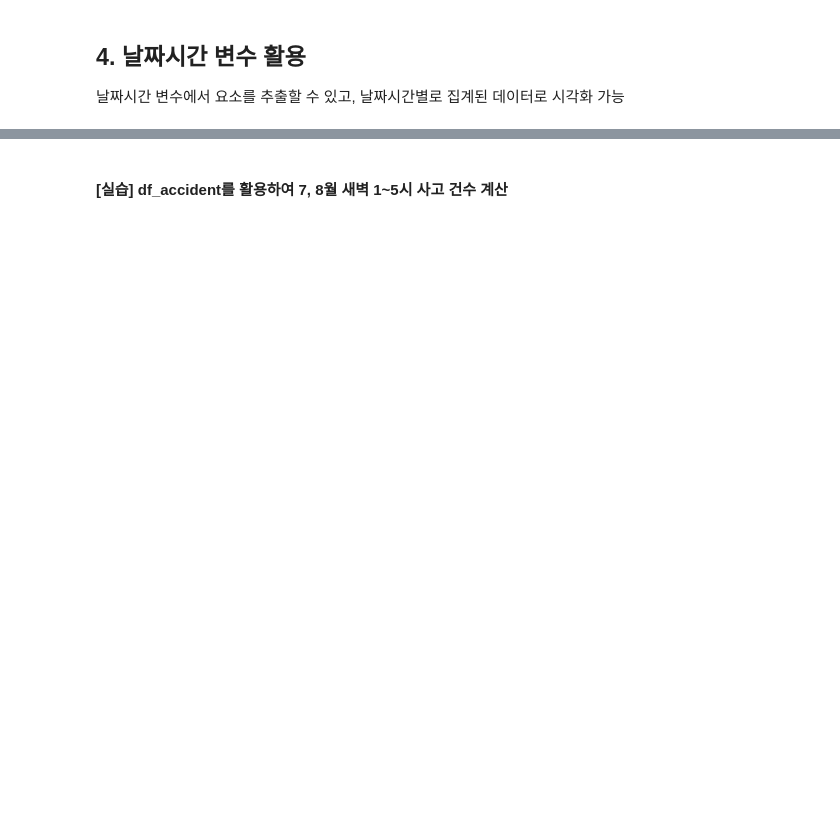
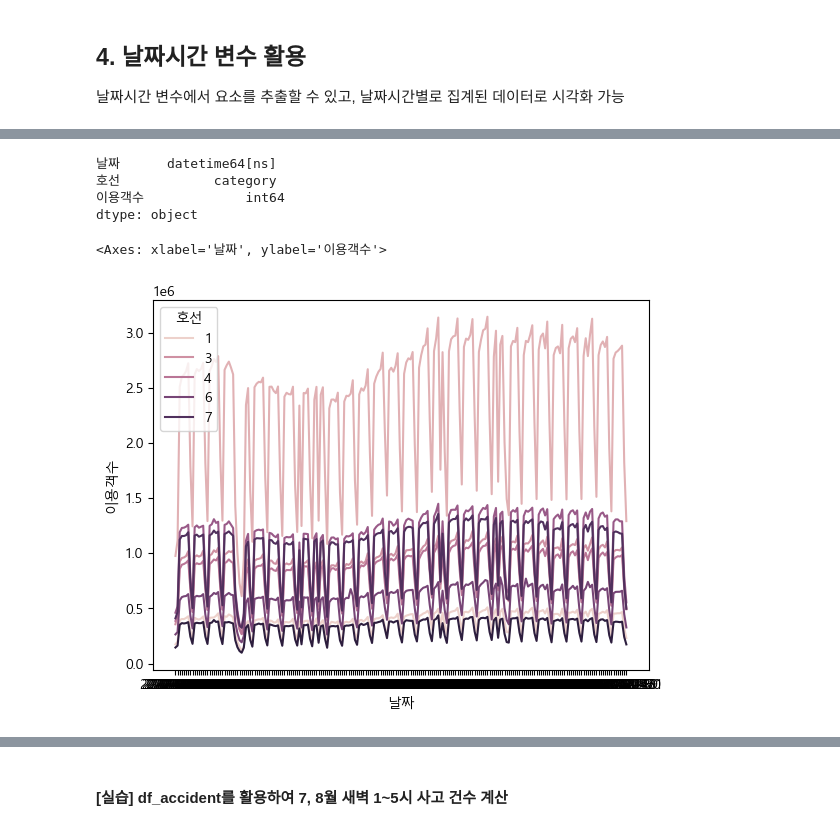
Before and after one commit to jonhpark7966/fastcampus_python_data_analysis, a Jupyter notebook: 20231212_remote/05_데이터 처리 심화.ipynb, the cells around one changed output, grey strips where cells are left out. Saved outputs shown, nothing was run; the diff lists cells and outputs as text; code cells hidden in the pictures; blank space fills up the shorter version.

```diff
--- a/20231212_remote/05_데이터 처리 심화.ipynb
+++ b/20231212_remote/05_데이터 처리 심화.ipynb
@@ -1131,8 +1280,8 @@ import matplotlib.pyplot as plt
 import seaborn as sns
 # %%
 # Windows
-# plt.rc('font', family='Malgun Gothic')
-# plt.rc('axes', unicode_minus=False)
+plt.rc('font', family='Malgun Gothic')
+plt.rc('axes', unicode_minus=False)
 
 #macOS
 # plt.rc('font', family='AppleGothic')
@@ -1163,7 +1355,23 @@ df_subway
 # %%
 # 날짜별 집계값의 생성
 agg = df_subway.groupby(['날짜','호선'], as_index=False)['이용객수'].sum()
-agg
+agg.dtypes
+# %% [output]
+날짜      datetime64[ns]
+호선            category
+이용객수             int64
+dtype: object
+# %%
+# 형식 변환없이 집계 및 시각화
+agg = df_subway.groupby(['날짜','호선'], as_index=False)['이용객수'].sum()
+agg
+sns.lineplot(data=agg,
+              x='날짜',
+              y='이용객수',
+              hue='호선')
+# %% [output]
+<Axes: xlabel='날짜', ylabel='이용객수'>
+[figure, added]
 # %%
 # 시계열 데이터의 시각화
 sns.lineplot(data=agg,
```
Also changed, not shown: parts of 27 cells of this notebook, 1 other file.
